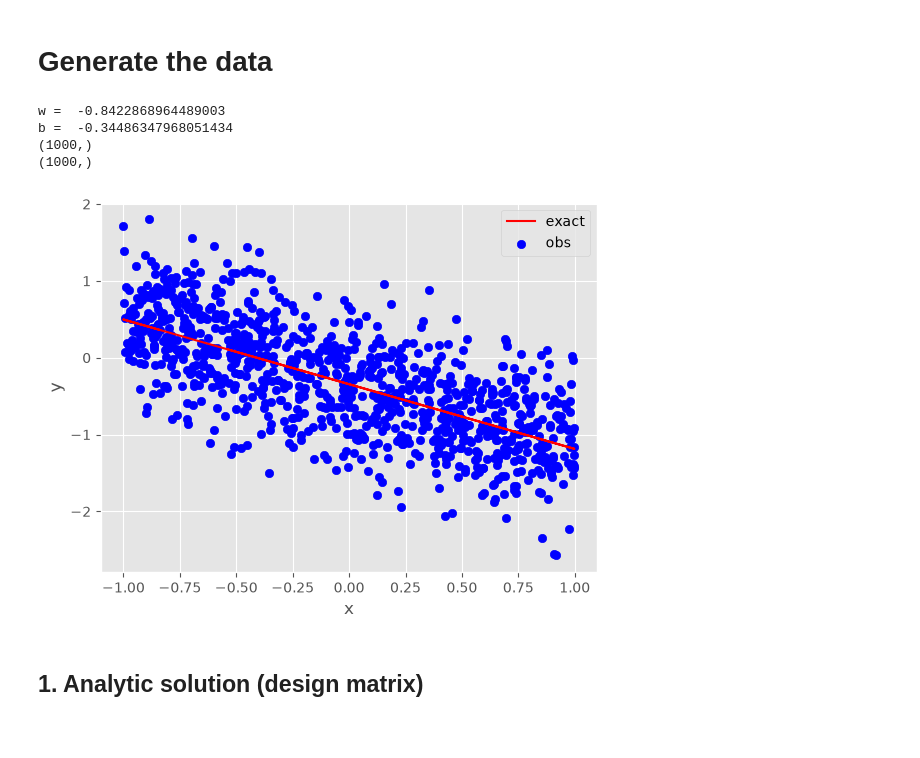
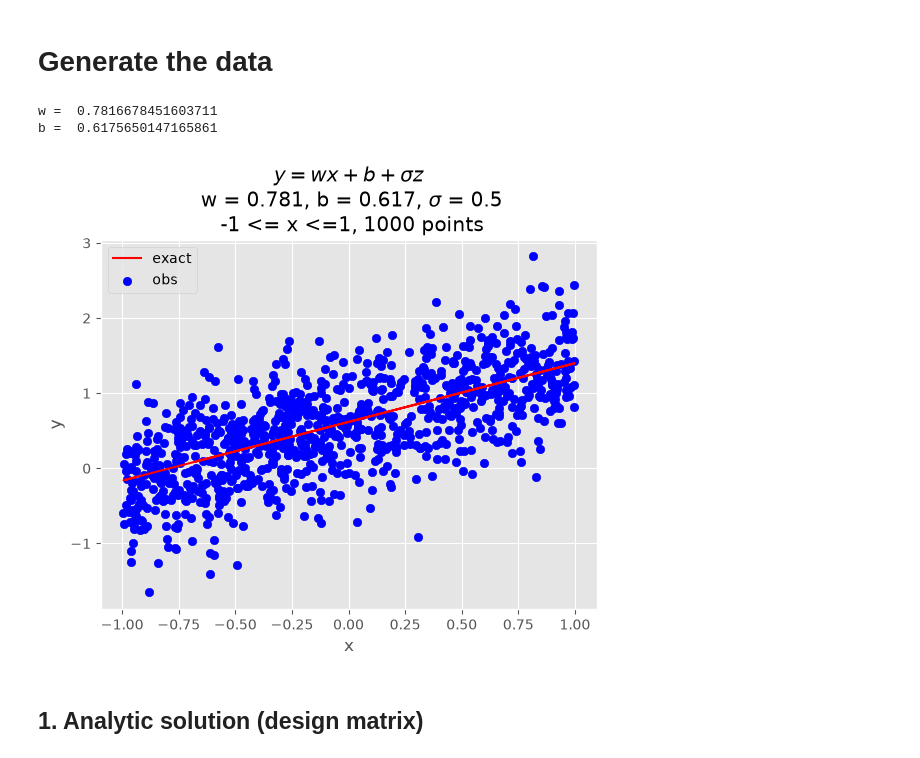
Before and after one commit to tdhadfield/DL_MATH70116_2026, a Jupyter notebook: Regression_by_hand.ipynb, the cells around one changed output. Cells and saved outputs as stored; diff of their text form; code cells hidden in the pictures; blank space fills up the shorter version.

```diff
--- a/Regression_by_hand.ipynb
+++ b/Regression_by_hand.ipynb
@@ -33,22 +36,27 @@ noise_vals = np.random.normal(0,sigma,N)
 exact_vals = w * x_vals + b * np.ones(N)
 obs_vals = exact_vals + noise_vals
 
-print(x_vals.shape)
-print(noise_vals.shape)
+#print(x_vals.shape)
+#print(noise_vals.shape)
 # %% [output]
-w =  -0.8422868964489003
-b =  -0.34486347968051434
-(1000,)
-(1000,)
+w =  0.7816678451603711
+b =  0.6175650147165861
 # %%
+this_title = "$y = wx + b + \sigma z$"
+this_title += "\n w = " + str(0.001 * int(1000 * w))
+this_title += ", b = " + str(0.001 * int(1000 * b))
+this_title += ", $\sigma$ = " + str(0.001 * int(1000 * sigma))
+this_title += "\n -1 <= x <=1, " + str(N) + " points"
+
 plt.plot(x_vals, exact_vals, color="red", label = "exact")
 plt.scatter(x_vals, obs_vals, color = "blue", label = "obs")
 plt.xlabel("x")
 plt.ylabel("y")
 plt.legend()
+plt.title(this_title)
 plt.show()
 # %% [output]
-[figure, old version]
+[figure, new version]
 # %% [markdown]
 ## 1. Analytic solution (design matrix)
 # %% [markdown]
```
Also changed, not shown: parts of 10 cells of this notebook.
